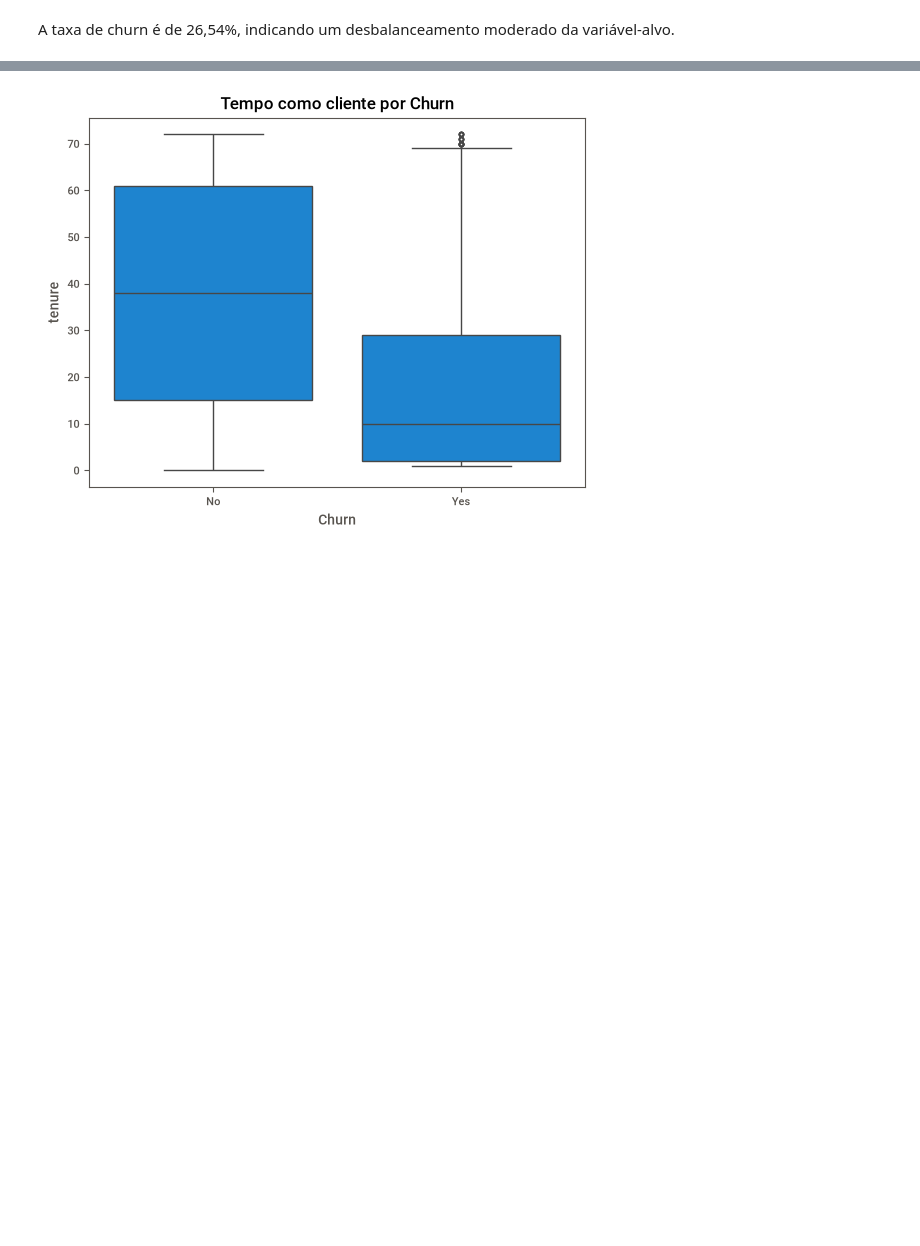
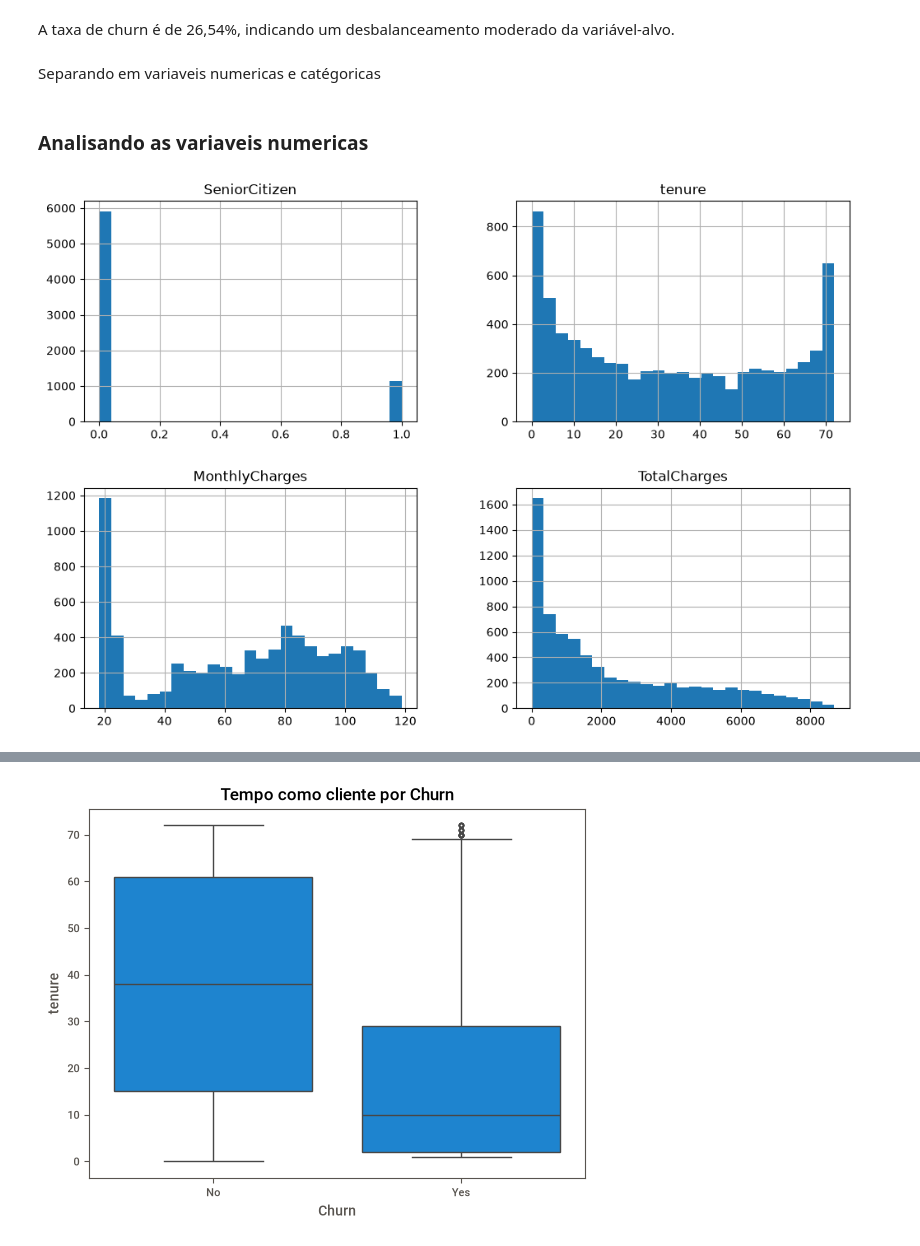
Before and after one commit to Jadsonsmxr/customer-churn-prediction, a Jupyter notebook: notebooks/01_eda.ipynb, the cells around one changed output, grey strips where cells are left out. Drawn from its saved outputs; the diff is of its cells as text; code cells hidden in the pictures; blank space fills up the shorter version.

```diff
--- a/notebooks/01_eda.ipynb
+++ b/notebooks/01_eda.ipynb
@@ -189,3 +137,8 @@ findfont: Failed to find font weight normal, now using 500.
 [figure]
 # %% [markdown]
 A taxa de churn é de 26,54%, indicando um desbalanceamento moderado da variável-alvo.
+# %% [markdown]
+Separando em variaveis numericas e catégoricas
+# %%
+numeric_cols = data.select_dtypes('number')
+categorical_cols = data.select_dtypes('string')
@@ -191,0 +147,7 @@ A taxa de churn é de 26,54%, indicando um desbalanceamento moderado da variáve
+# %% [markdown]
+### Analisando as variaveis numericas
+# %%
+numeric_cols.hist(bins=25, figsize=(12,8))
+plt.show()
+# %% [output]
+[figure, added]
```
Also changed, not shown: parts of 23 cells of this notebook.
